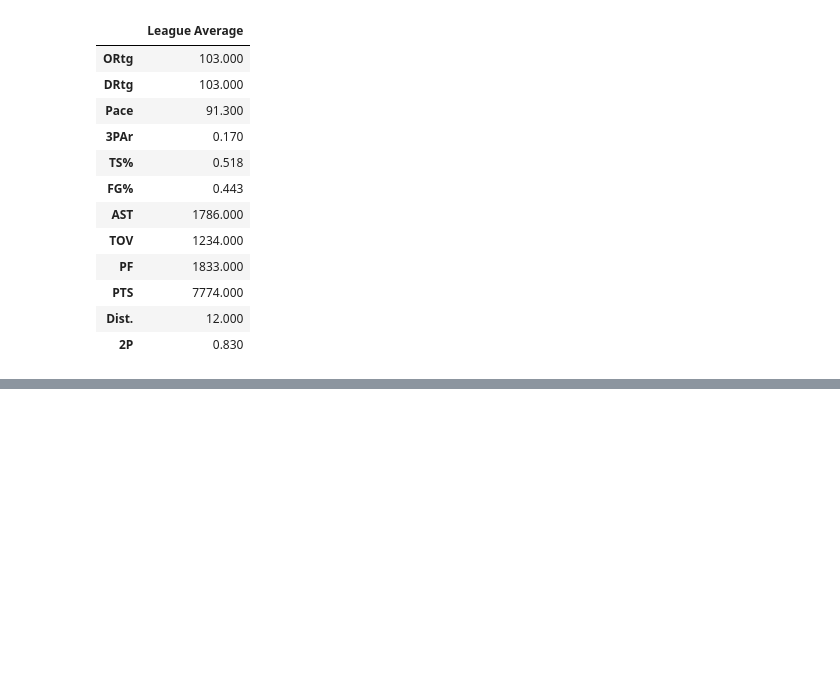
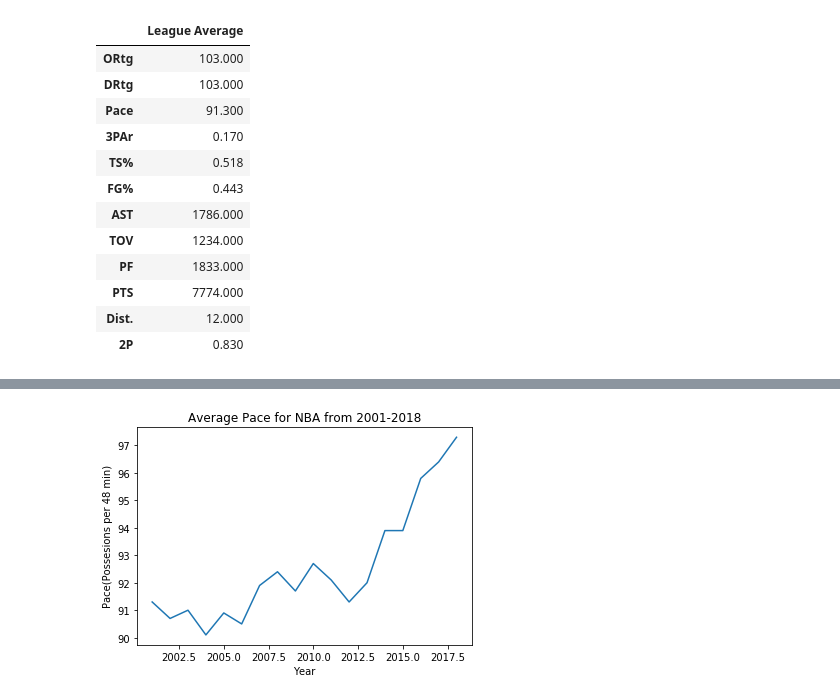
Before and after one commit to johncpolitte/NBA_Data_Analysis, a Jupyter notebook: Pandas_work.ipynb, the cells around one changed output, grey strips where cells are left out. Saved outputs shown, nothing was run; the diff lists cells and outputs as text; code cells hidden in the pictures; blank space fills up the shorter version.

Commit message:
Pace and Ortg plots

```diff
--- a/Pandas_work.ipynb
+++ b/Pandas_work.ipynb
@@ -374,3 +376,16 @@ big_test
 | PTS | 7774.000 | 7829.000 | 7797.000 | 7659.000 | 7970.000 | 7955.000 | 8097.000 | 8194.000 | 8196.000 | 8237.000 | 8163.000 | ... |
 | Dist. | 12.000 | 12.000 | 12.100 | 12.000 | 12.100 | 12.200 | 12.200 | 12.500 | 12.400 | 12.200 | 12.600 | ... |
 | 2P | 0.830 | 0.819 | 0.818 | 0.813 | 0.804 | 0.798 | 0.787 | 0.778 | 0.776 | 0.778 | 0.778 | ... |
+# %%
+pace = np.array(big_test.iloc[[2],:])
+pace = pace.reshape(18,1)
+fig, ax = plt.subplots()
+x = (2001,2002,2003,2004,2005,2006,2007,2008,2009,2010,2011,2012,2013,2014,2015,2016,2017,2018)
+y = pace
+lines = ax.plot(x,y)
+ax.set(title= 'Average Pace for NBA from 2001-2018',
+      ylabel = 'Pace(Possesions per 48 min)',
+      xlabel = 'Year')
+plt.show()
+# %% [output]
+[figure, added]
```
Also changed, not shown: parts of 2 cells of this notebook.
